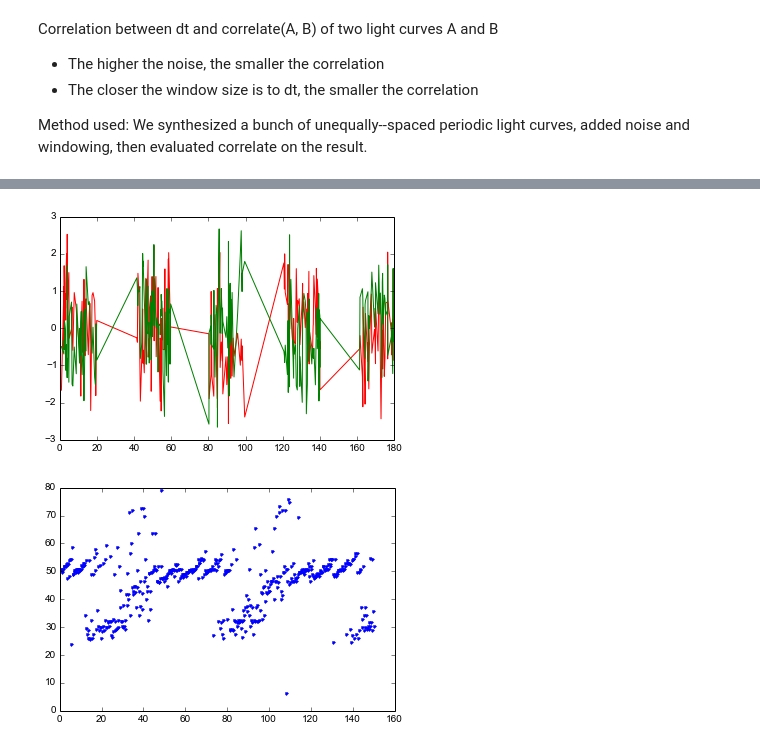
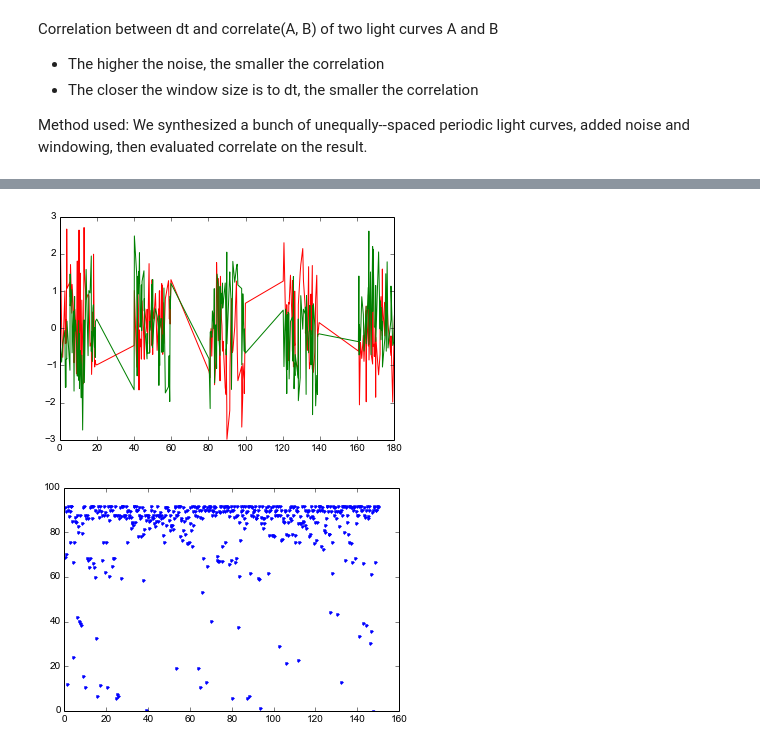
Before and after one commit to asadisaghar/TimeDelay, a Jupyter notebook: Effect of noise and windowing on correlate().ipynb, the cells around one changed output, grey strips where cells are left out. Cells and saved outputs as stored; diff of their text form; code cells hidden in the pictures.

Commit message:
Effect of noise and windowing on correlate

```diff
--- a/Effect of noise and windowing on correlate().ipynb
+++ b/Effect of noise and windowing on correlate().ipynb
@@ -28,33 +26,41 @@ def mocksignal(t, b0, b1, Omega1, Omega2):
 def mocknoise(sigma, N):
     return np.random.normal(0, sigma, N)
 
 def norm(x):
     return (x - mean(x)) / std(x)
 
 def observe(t, window_len):
     return where(floor((t / window_len) % 2) == 0)[0]
 
+def correlateMSE(a, b, *arg, **kw):
+    a = (a - mean(a)) / std(a)
+    b = (b - mean(b)) / std(b)
+    res = zeros(len(a))
+    for offset in xrange(0, len(a)):
+        res[offset] = sum((a[:len(a)-offset] - b[offset:])**2) / (len(a) - offset)
+    return res
+
 t = 200 * np.random.random(N)
 t.sort()
 #dts = np.array([-101.43, -0.934, 0.54, 45.7])
 dts = np.linspace(0.1, 150, 500)
 t_maxcorr = []
 for dt in dts:
     sigA = mocksignal(t, b0, b1, Omega1, Omega2) + mocknoise(sigma, N)
     sigB = mocksignal(t + dt , b0, b1, Omega1, Omega2) + mocknoise(sigma, N)
     obs = observe(t, 20)
     tobs = t[obs]
     sigA = sigA[obs]
     sigB = sigB[obs]
-    corr = correlate(sigA, sigB, mode='same')
+    corr = correlateMSE(sigA, sigB, mode='same')
     t_maxcorr.append(t[where(corr==max(corr))[0]])
 plt.plot(tobs, norm(sigA), '-', color='r')
 plt.plot(tobs, norm(sigB), '-', color='g')
 plt.show()
 #plt.plot(t, norm(corr), '-', color='b')
 #    plt.title("DT: %s -- max_corr: %s" % (dt, t_maxcorr))
 plt.plot(dts, array(t_maxcorr), '.')
 plt.show()
 # %% [output]
-[figure, old version]
+[figure, new version]
-[figure, old version]
+[figure, new version]
```
Also changed, not shown: parts of 2 cells of this notebook.
